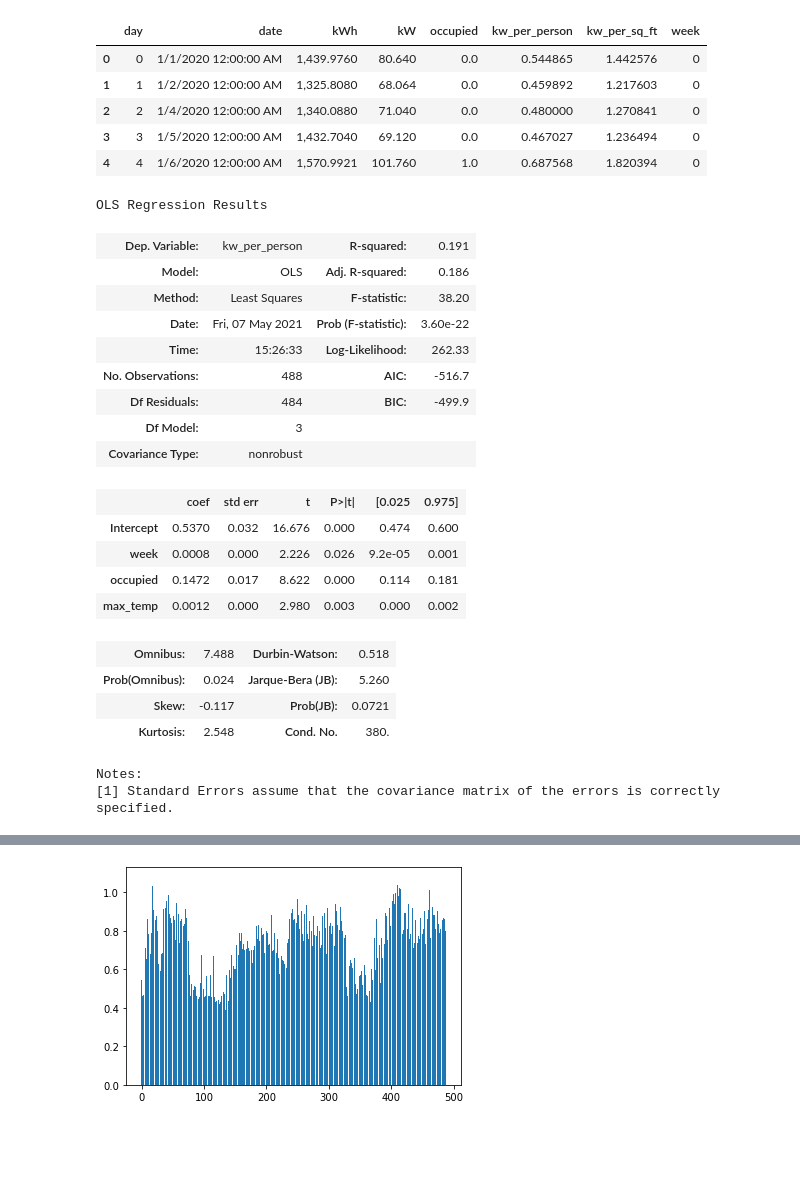
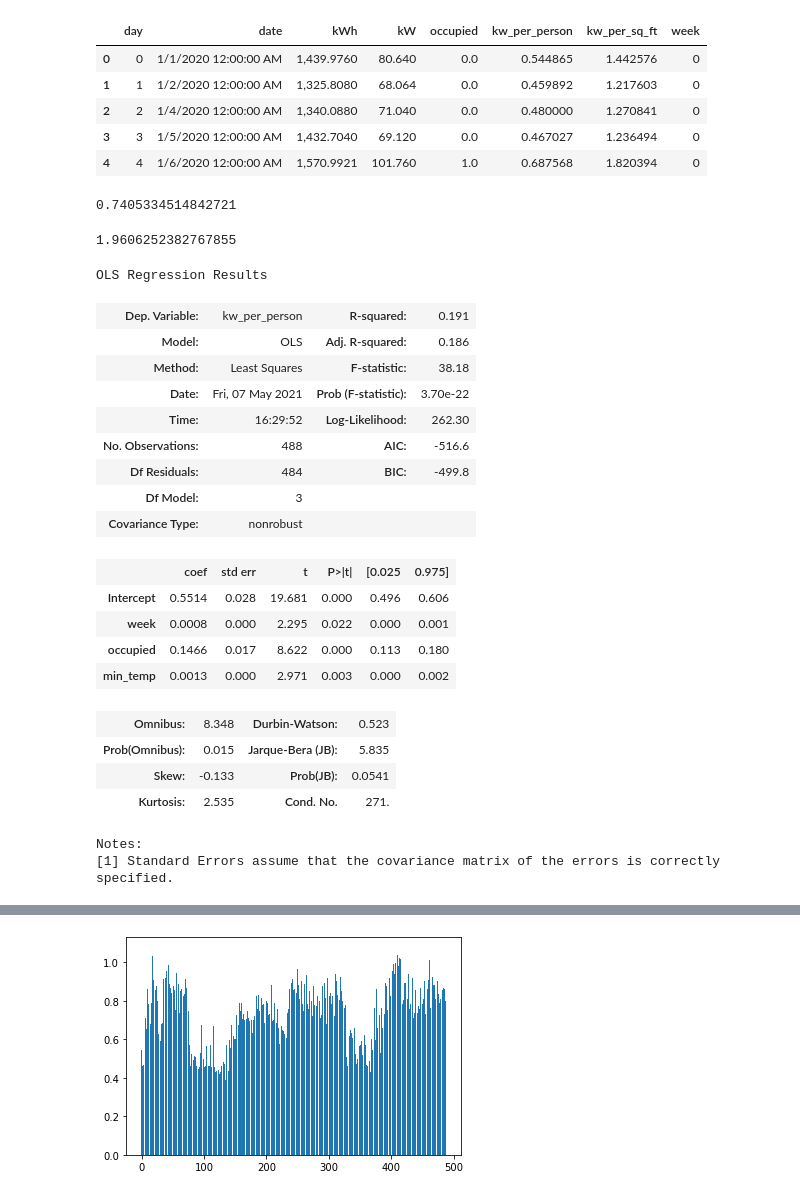
Before and after one commit to jacksonkennedynorris/green_centre, a Jupyter notebook: GreenProject.ipynb, the cells around one changed output, grey strips where cells are left out. Saved outputs shown, nothing was run; the diff lists cells and outputs as text; code cells hidden in the pictures; blank space fills up the shorter version.

```diff
--- a/GreenProject.ipynb
+++ b/GreenProject.ipynb
@@ -69,3 +70,11 @@ pearl.head()
 | 4 | 4 | 1/6/2020 12:00:00 AM | 1,570.9921 | 101.760 | 1.0 | 0.687568 | 1.820394 | 0 |
 # %%
 pearl = merge_temp_building(pearl,temp)
+# %%
+pearl['kw_per_person'].mean()
+# %% [output]
+0.7405334514842721
+# %%
+pearl['kw_per_sq_ft'].mean()
+# %% [output]
+1.9606252382767855
@@ -72,26 +83,26 @@ pearl = merge_temp_building(pearl,temp)
 # %%
-model = smf.ols(formula = 'kw_per_person ~ week+occupied+max_temp', data = pearl).fit()
+model = smf.ols(formula = 'kw_per_person ~ week + occupied + min_temp ', data = pearl).fit()
 model.summary()
 # %% [output]
 OLS Regression Results
 | Dep. Variable: | kw_per_person | R-squared: | 0.191 |
 | Model: | OLS | Adj. R-squared: | 0.186 |
-| Method: | Least Squares | F-statistic: | 38.20 |
-| Date: | Fri, 07 May 2021 | Prob (F-statistic): | 3.60e-22 |
-| Time: | 15:26:33 | Log-Likelihood: | 262.33 |
-| No. Observations: | 488 | AIC: | -516.7 |
-| Df Residuals: | 484 | BIC: | -499.9 |
+| Method: | Least Squares | F-statistic: | 38.18 |
+| Date: | Fri, 07 May 2021 | Prob (F-statistic): | 3.70e-22 |
+| Time: | 16:29:52 | Log-Likelihood: | 262.30 |
+| No. Observations: | 488 | AIC: | -516.6 |
+| Df Residuals: | 484 | BIC: | -499.8 |
 | Df Model: | 3 |  |  |
 | Covariance Type: | nonrobust |  |  |
 |  | coef | std err | t | P>|t| | [0.025 | 0.975] |
-| Intercept | 0.5370 | 0.032 | 16.676 | 0.000 | 0.474 | 0.600 |
-| week | 0.0008 | 0.000 | 2.226 | 0.026 | 9.2e-05 | 0.001 |
-| occupied | 0.1472 | 0.017 | 8.622 | 0.000 | 0.114 | 0.181 |
-| max_temp | 0.0012 | 0.000 | 2.980 | 0.003 | 0.000 | 0.002 |
+| Intercept | 0.5514 | 0.028 | 19.681 | 0.000 | 0.496 | 0.606 |
+| week | 0.0008 | 0.000 | 2.295 | 0.022 | 0.000 | 0.001 |
+| occupied | 0.1466 | 0.017 | 8.622 | 0.000 | 0.113 | 0.180 |
+| min_temp | 0.0013 | 0.000 | 2.971 | 0.003 | 0.000 | 0.002 |
-| Omnibus: | 7.488 | Durbin-Watson: | 0.518 |
-| Prob(Omnibus): | 0.024 | Jarque-Bera (JB): | 5.260 |
-| Skew: | -0.117 | Prob(JB): | 0.0721 |
-| Kurtosis: | 2.548 | Cond. No. | 380. |
+| Omnibus: | 8.348 | Durbin-Watson: | 0.523 |
+| Prob(Omnibus): | 0.015 | Jarque-Bera (JB): | 5.835 |
+| Skew: | -0.133 | Prob(JB): | 0.0541 |
+| Kurtosis: | 2.535 | Cond. No. | 271. |
 Notes:
 [1] Standard Errors assume that the covariance matrix of the errors is correctly specified.
 # %%
```
Also changed, not shown: parts of 11 cells of this notebook, 1 other file.
